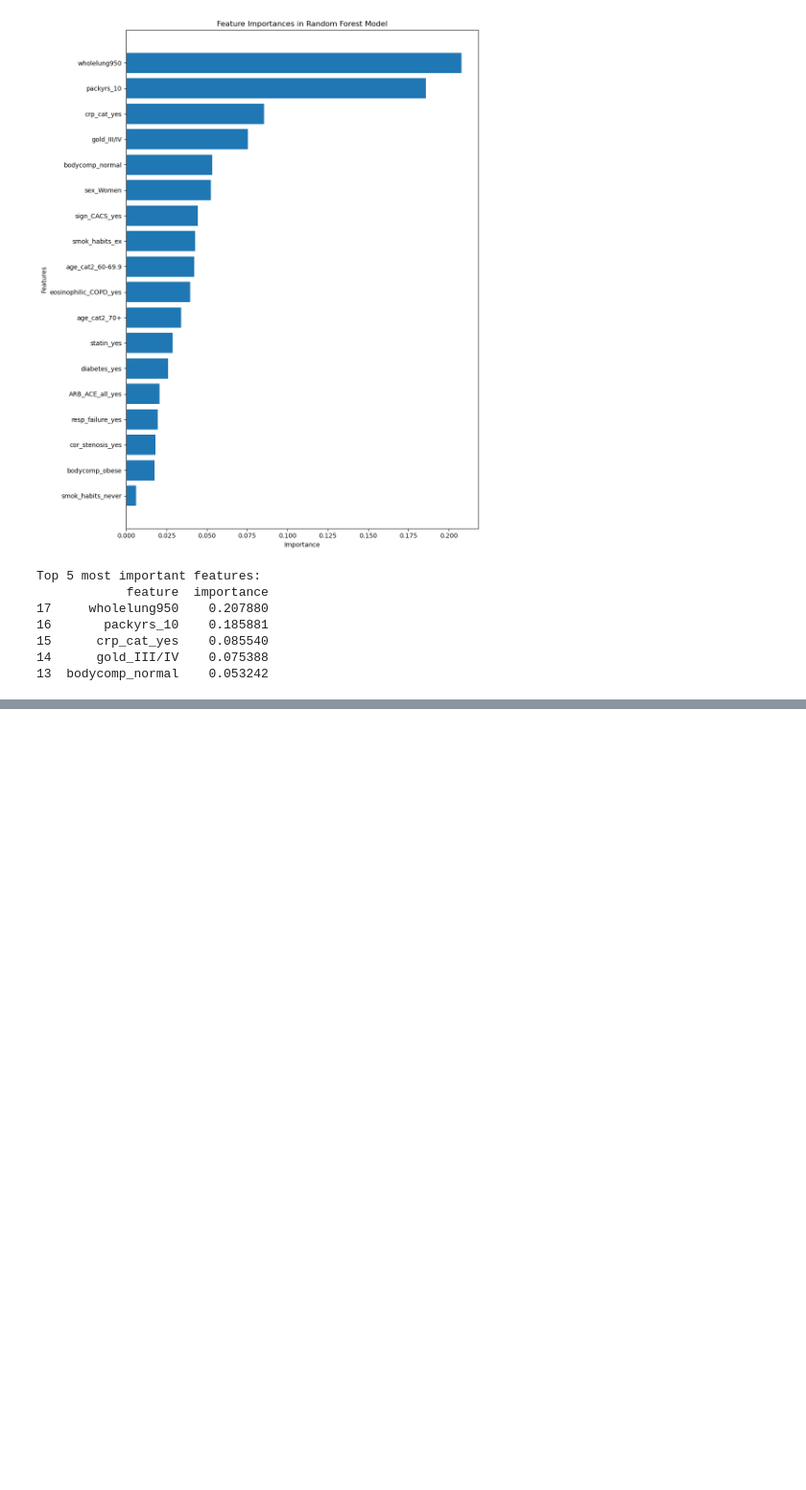
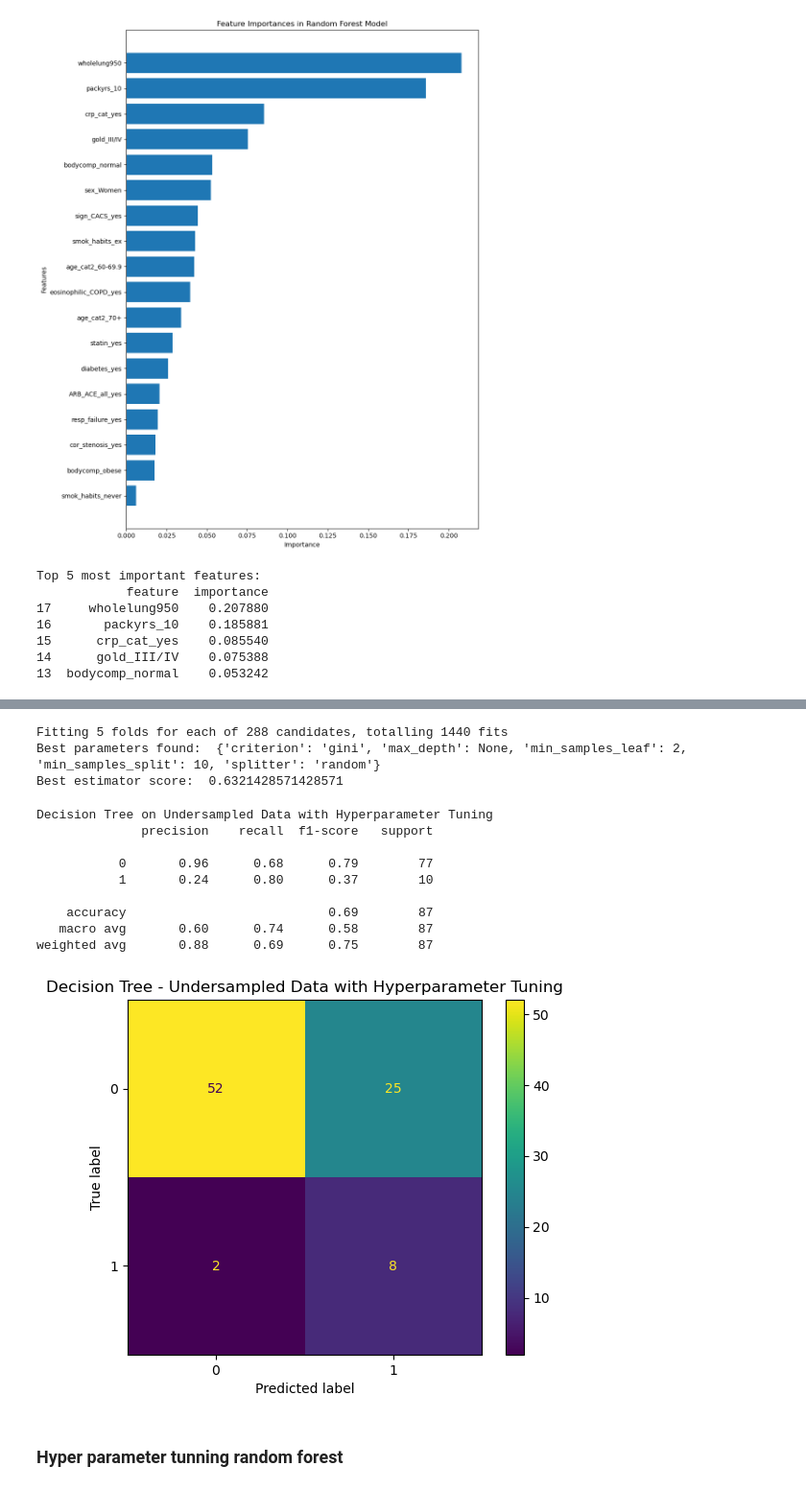
Before and after one commit to Fred-Odims/COPD-exacerbation, a Jupyter notebook: isp_project.ipynb, the cells around one changed output, grey strips where cells are left out. Shown at 96% size. Cells and saved outputs as stored; diff of their text form; code cells hidden in the pictures; blank space fills up the shorter version.

```diff
--- a/isp_project.ipynb
+++ b/isp_project.ipynb
@@ -807,0 +869,57 @@ Top 5 most important features:
+# %%
+
+# Define the parameter grid for Decision Tree
+param_grid_dt = {
+    'criterion': ['gini', 'entropy'],
+    'splitter': ['best', 'random'],
+    'max_depth': [None, 10, 20, 30, 40, 50],
+    'min_samples_split': [2, 5, 10],
+    'min_samples_leaf': [1, 2, 4, 6]
+}
+
+# Initialize the DecisionTreeClassifier
+tree = DecisionTreeClassifier(random_state=42)
+
+# Initialize GridSearchCV with the DecisionTreeClassifier and parameter grid
+grid_search_dt = GridSearchCV(estimator=tree, param_grid=param_grid_dt, scoring='recall',
+                           cv=5, n_jobs=-1, verbose=2)
+
+# Fit GridSearchCV to the undersampled training data
+grid_search_dt.fit(X_train_under, y_train_under)
+
+# print best estimators and best hyperparameters
+print("Best parameters found: ", grid_search_dt.best_params_)
+print("Best estimator score: ", grid_search_dt.best_score_)
+# %% [output]
+Fitting 5 folds for each of 288 candidates, totalling 1440 fits
+Best parameters found:  {'criterion': 'gini', 'max_depth': None, 'min_samples_leaf': 2, 'min_samples_split': 10, 'splitter': 'random'}
+Best estimator score:  0.6321428571428571
+# %%
+# Get the best estimator from the grid search
+best_tree_model = grid_search_dt.best_estimator_
+
+# Predict on the test set
+y_pred_tree_val = best_tree_model.predict(X_test)
+
+# Print classification report
+print("Decision Tree on Undersampled Data with Hyperparameter Tuning")
+print(classification_report(y_test, y_pred_tree_val))
+
+# Plot confusion matrix
+cm_dt = confusion_matrix(y_test, y_pred_tree_val)
+ConfusionMatrixDisplay(cm_dt).plot()
+plt.title("Decision Tree - Undersampled Data with Hyperparameter Tuning")
+plt.show()
+# %% [output]
+Decision Tree on Undersampled Data with Hyperparameter Tuning
+              precision    recall  f1-score   support
+
+           0       0.96      0.68      0.79        77
+           1       0.24      0.80      0.37        10
+
+    accuracy                           0.69        87
+   macro avg       0.60      0.74      0.58        87
+weighted avg       0.88      0.69      0.75        87
+[figure, added]
+# %% [markdown]
+### Hyper parameter tunning random forest
```
Also changed, not shown: parts of 10 cells of this notebook.
